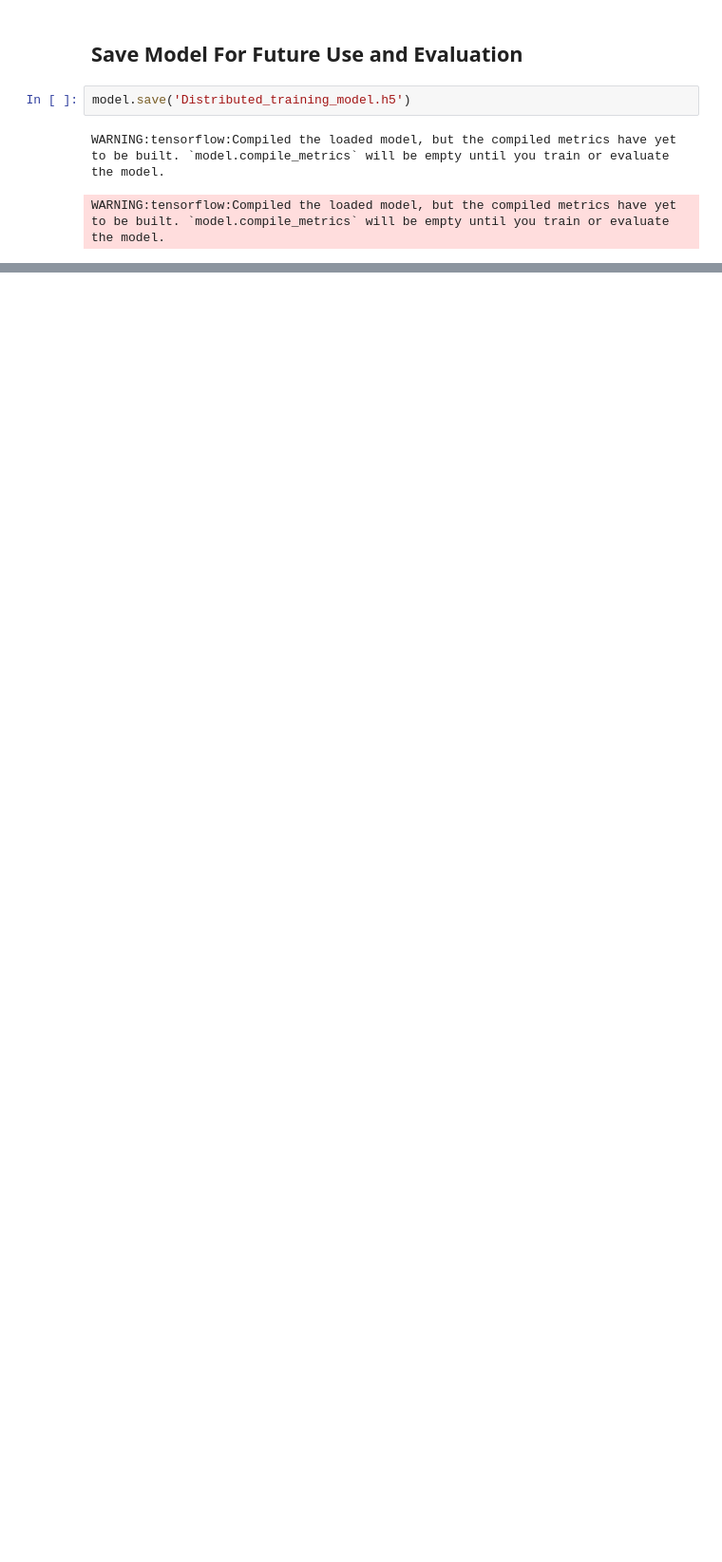
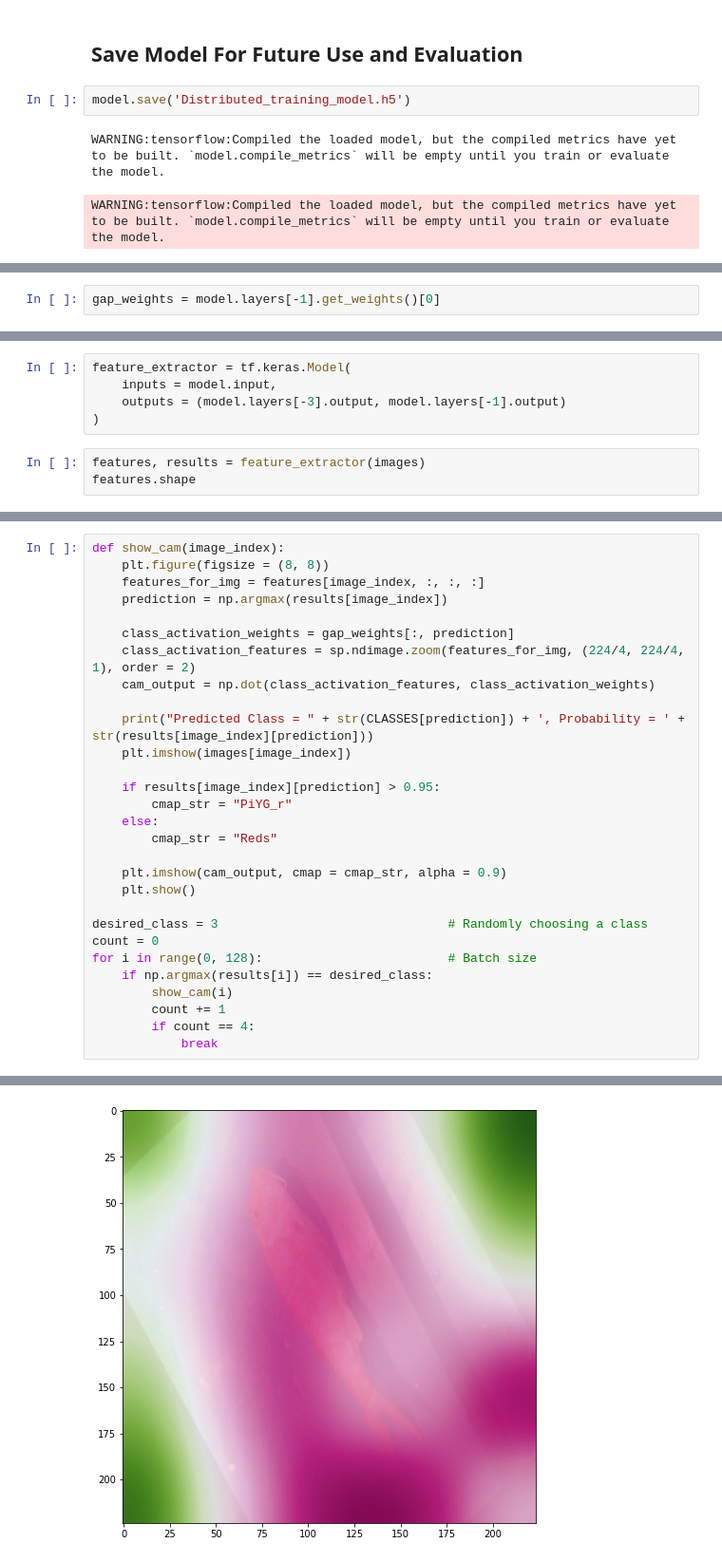
Before and after one commit to aryan7781/Fish-Image-Classification, a Jupyter notebook: Model Training/distributed_training.ipynb, the cells around one changed output, grey strips where cells are left out. Shown at 95% size. Cells and saved outputs as stored; diff of their text form; blank space fills up the shorter version.

Commit message:
Added Class Activation Maps to Evaluate model performance

```diff
--- a/Model Training/distributed_training.ipynb
+++ b/Model Training/distributed_training.ipynb
@@ -350,0 +381,2 @@ WARNING:tensorflow:Compiled the loaded model, but the compiled metrics have yet
+# %%
+gap_weights = model.layers[-1].get_weights()[0]
@@ -350,0 +387,8 @@ WARNING:tensorflow:Compiled the loaded model, but the compiled metrics have yet
+# %%
+feature_extractor = tf.keras.Model(
+    inputs = model.input,
+    outputs = (model.layers[-3].output, model.layers[-1].output)
+)
+# %%
+features, results = feature_extractor(images)
+features.shape
@@ -350,0 +397,30 @@ WARNING:tensorflow:Compiled the loaded model, but the compiled metrics have yet
+# %%
+def show_cam(image_index):
+    plt.figure(figsize = (8, 8))
+    features_for_img = features[image_index, :, :, :]
+    prediction = np.argmax(results[image_index])
+
+    class_activation_weights = gap_weights[:, prediction]
+    class_activation_features = sp.ndimage.zoom(features_for_img, (224/4, 224/4, 1), order = 2)
+    cam_output = np.dot(class_activation_features, class_activation_weights)
+
+    print("Predicted Class = " + str(CLASSES[prediction]) + ', Probability = ' + str(results[image_index][prediction]))
+    plt.imshow(images[image_index])
+
+    if results[image_index][prediction] > 0.95:
+        cmap_str = "PiYG_r"
+    else:
+        cmap_str = "Reds"
+
+    plt.imshow(cam_output, cmap = cmap_str, alpha = 0.9)
+    plt.show()
+
+desired_class = 3                               # Randomly choosing a class
+count = 0
+for i in range(0, 128):                         # Batch size
+    if np.argmax(results[i]) == desired_class:
+        show_cam(i)
+        count += 1
+        if count == 4:
+            break
+# %% [output]
@@ -350,0 +428 @@ WARNING:tensorflow:Compiled the loaded model, but the compiled metrics have yet
+[figure, added]
```
Also changed, not shown: parts of 13 cells of this notebook, 1 other file.
